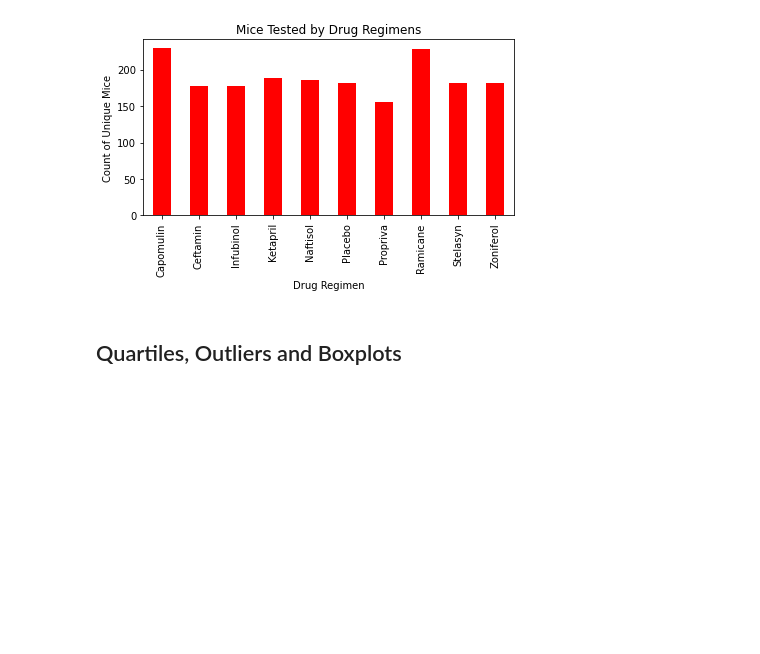
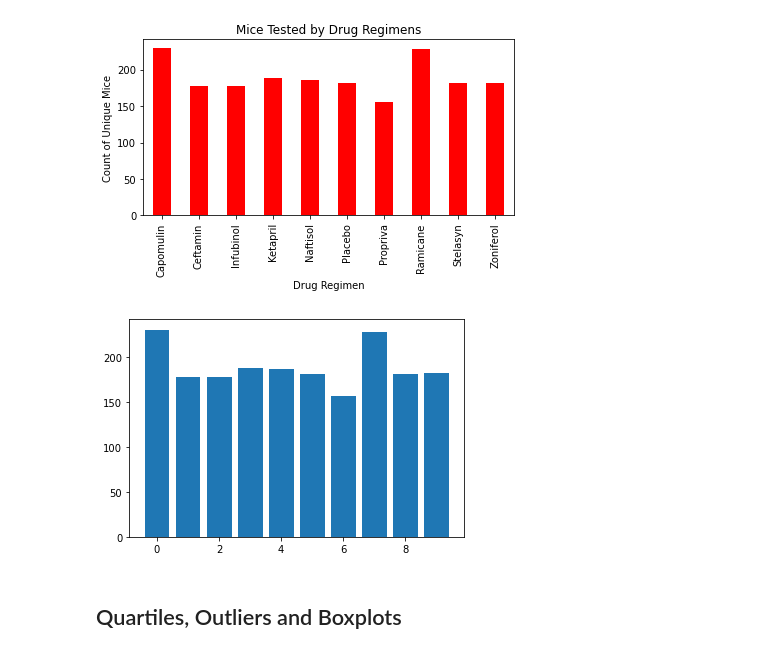
Before and after one commit to cbeachey/databootcamp-homework, a Jupyter notebook: Unit 5 Matplotlib/pymaceuticals_starter.ipynb, the cells around one changed output. Drawn from its saved outputs; the diff is of its cells as text; code cells hidden in the pictures; blank space fills up the shorter version.

Commit message:
second bar graph

```diff
--- a/Unit 5 Matplotlib/pymaceuticals_starter.ipynb
+++ b/Unit 5 Matplotlib/pymaceuticals_starter.ipynb
@@ -161,6 +161,14 @@ plt.show()
 [figure]
 # %%
 # Generate a bar plot showing the total number of unique mice tested on each drug regimen using pyplot.
+x_axis = np.arange(len(unique_mice))
+
+
+
+plt.bar(x_axis, unique_mice)
+plt.show()
+# %% [output]
+[figure, added]
 # %%
 # Generate a pie plot showing the distribution of female versus male mice using pandas
 # %%
```
